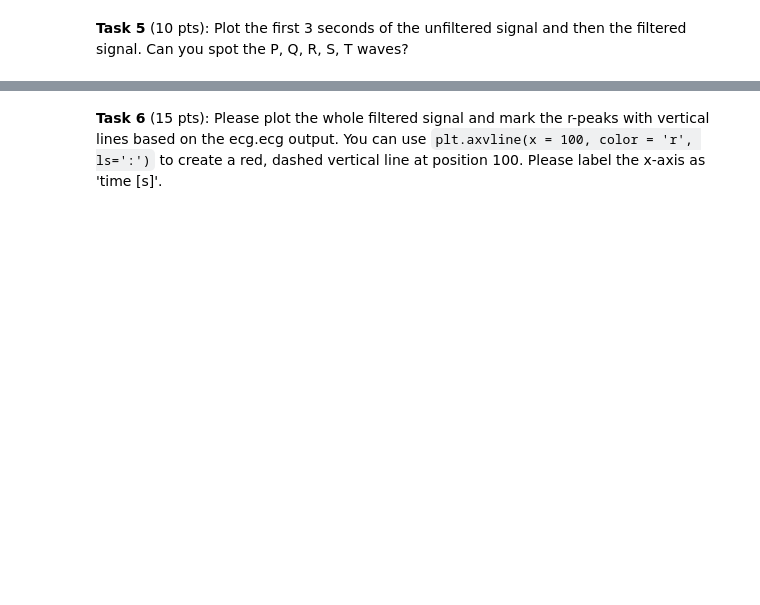
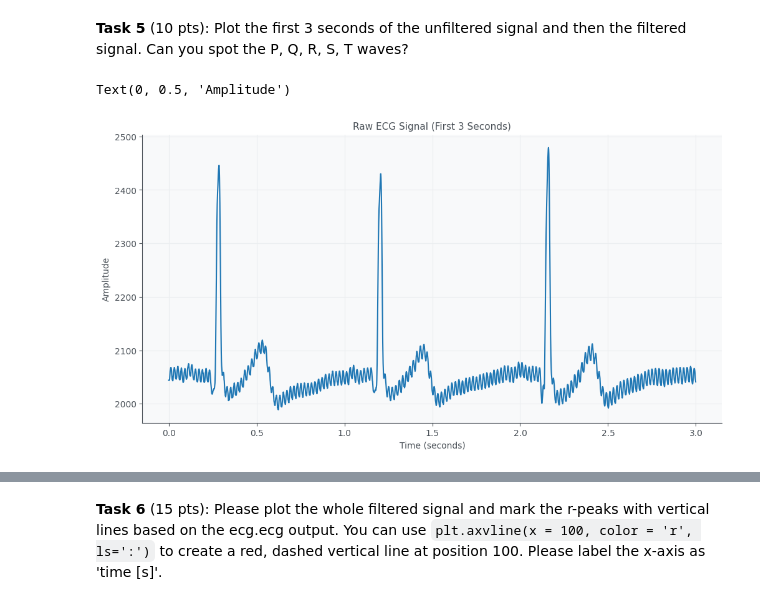
Before and after one commit to TinyZhen/cs666student, a Jupyter notebook: CS666_Assignment_1.ipynb, the cells around one changed output, grey strips where cells are left out. Saved outputs shown, nothing was run; the diff lists cells and outputs as text; code cells hidden in the pictures; blank space fills up the shorter version.

```diff
--- a/CS666_Assignment_1.ipynb
+++ b/CS666_Assignment_1.ipynb
@@ -34,0 +70,19 @@ SECONDS = 0 ### TODO!
+# %%
+
+import numpy as np
+import matplotlib.pyplot as plt
+first_3s = signal[:3 * SAMPLING_RATE]
+
+t = np.arange(len(first_3s)) / SAMPLING_RATE
+
+
+plt.figure(figsize=(12,6))
+
+
+plt.plot(t, first_3s)
+plt.title("Raw ECG Signal (First 3 Seconds)")
+plt.xlabel("Time (seconds)")
+plt.ylabel("Amplitude")
+# %% [output]
+Text(0, 0.5, 'Amplitude')
+[figure, added]
```
Also changed, not shown: parts of 24 cells of this notebook.
